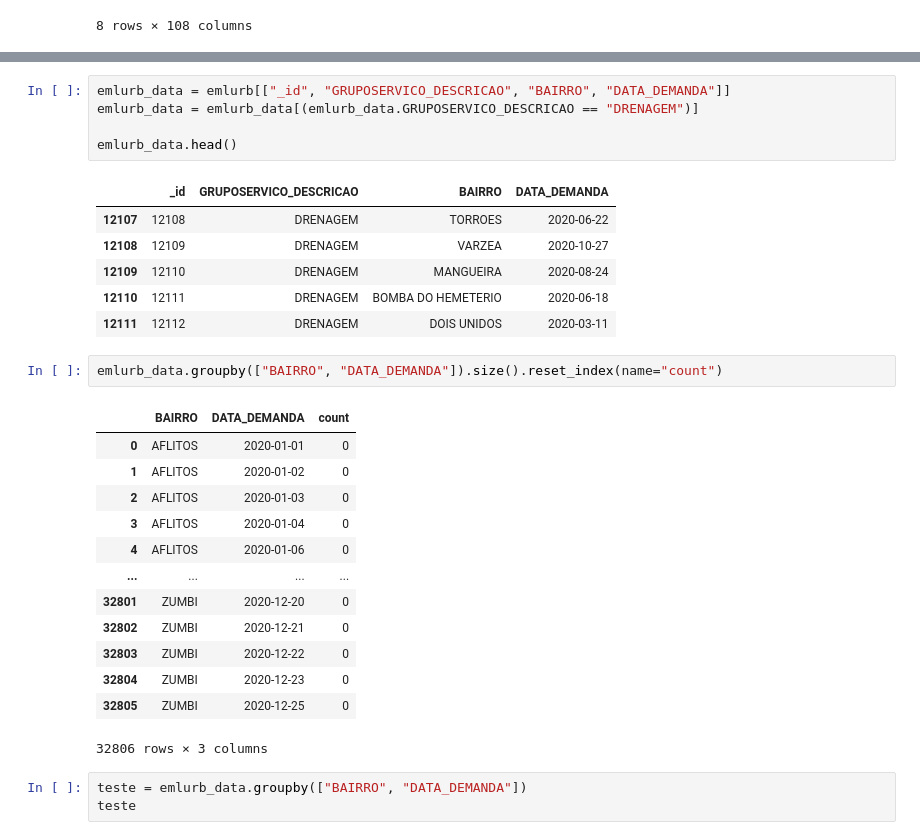
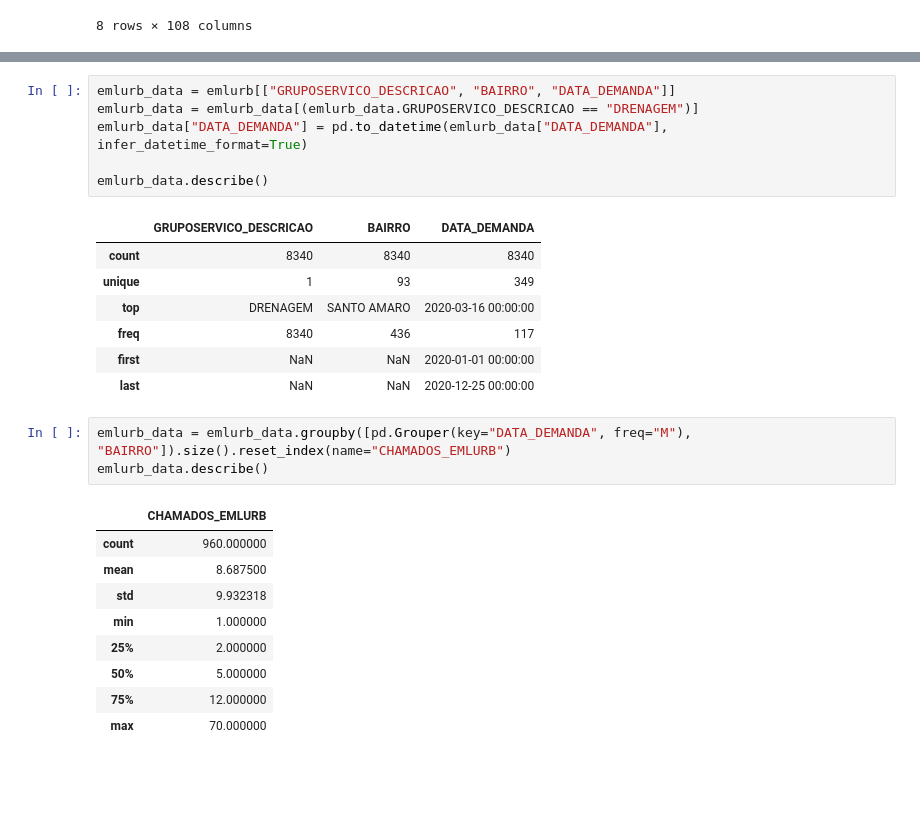
Before and after one commit to HiagoAD/GDI2, a Jupyter notebook: Project_1.ipynb, the cells around one changed output, grey strips where cells are left out. Cells and saved outputs as stored; diff of their text form; blank space fills up the shorter version.

```diff
--- a/Project_1.ipynb
+++ b/Project_1.ipynb
@@ -76,31 +217,27 @@ dengue_data.groupby(["no_bairro_residencia", "dt_notificacao"]).size().reset_ind
 # %%
-emlurb_data = emlurb[["_id", "GRUPOSERVICO_DESCRICAO", "BAIRRO", "DATA_DEMANDA"]]
+emlurb_data = emlurb[["GRUPOSERVICO_DESCRICAO", "BAIRRO", "DATA_DEMANDA"]]
 emlurb_data = emlurb_data[(emlurb_data.GRUPOSERVICO_DESCRICAO == "DRENAGEM")]
+emlurb_data["DATA_DEMANDA"] = pd.to_datetime(emlurb_data["DATA_DEMANDA"], infer_datetime_format=True)
 
-emlurb_data.head()
+emlurb_data.describe()
 # %% [output]
-|  | _id | GRUPOSERVICO_DESCRICAO | BAIRRO | DATA_DEMANDA |
-| 12107 | 12108 | DRENAGEM | TORROES | 2020-06-22 |
-| 12108 | 12109 | DRENAGEM | VARZEA | 2020-10-27 |
-| 12109 | 12110 | DRENAGEM | MANGUEIRA | 2020-08-24 |
-| 12110 | 12111 | DRENAGEM | BOMBA DO HEMETERIO | 2020-06-18 |
-| 12111 | 12112 | DRENAGEM | DOIS UNIDOS | 2020-03-11 |
+|  | GRUPOSERVICO_DESCRICAO | BAIRRO | DATA_DEMANDA |
+| count | 8340 | 8340 | 8340 |
+| unique | 1 | 93 | 349 |
+| top | DRENAGEM | SANTO AMARO | 2020-03-16 00:00:00 |
+| freq | 8340 | 436 | 117 |
+| first | NaN | NaN | 2020-01-01 00:00:00 |
+| last | NaN | NaN | 2020-12-25 00:00:00 |
 # %%
-emlurb_data.groupby(["BAIRRO", "DATA_DEMANDA"]).size().reset_index(name="count")
+emlurb_data = emlurb_data.groupby([pd.Grouper(key="DATA_DEMANDA", freq="M"), "BAIRRO"]).size().reset_index(name="CHAMADOS_EMLURB")
+emlurb_data.describe()
 # %% [output]
-|  | BAIRRO | DATA_DEMANDA | count |
-| 0 | AFLITOS | 2020-01-01 | 0 |
-| 1 | AFLITOS | 2020-01-02 | 0 |
-| 2 | AFLITOS | 2020-01-03 | 0 |
-| 3 | AFLITOS | 2020-01-04 | 0 |
-| 4 | AFLITOS | 2020-01-06 | 0 |
-| ... | ... | ... | ... |
-| 32801 | ZUMBI | 2020-12-20 | 0 |
-| 32802 | ZUMBI | 2020-12-21 | 0 |
-| 32803 | ZUMBI | 2020-12-22 | 0 |
-| 32804 | ZUMBI | 2020-12-23 | 0 |
-| 32805 | ZUMBI | 2020-12-25 | 0 |
+|  | CHAMADOS_EMLURB |
+| count | 960.000000 |
+| mean | 8.687500 |
+| std | 9.932318 |
+| min | 1.000000 |
+| 25% | 2.000000 |
+| 50% | 5.000000 |
+| 75% | 12.000000 |
+| max | 70.000000 |
-32806 rows × 3 columns
-# %%
-teste = emlurb_data.groupby(["BAIRRO", "DATA_DEMANDA"])
-teste
```
Also changed, not shown: parts of 27 cells of this notebook.
